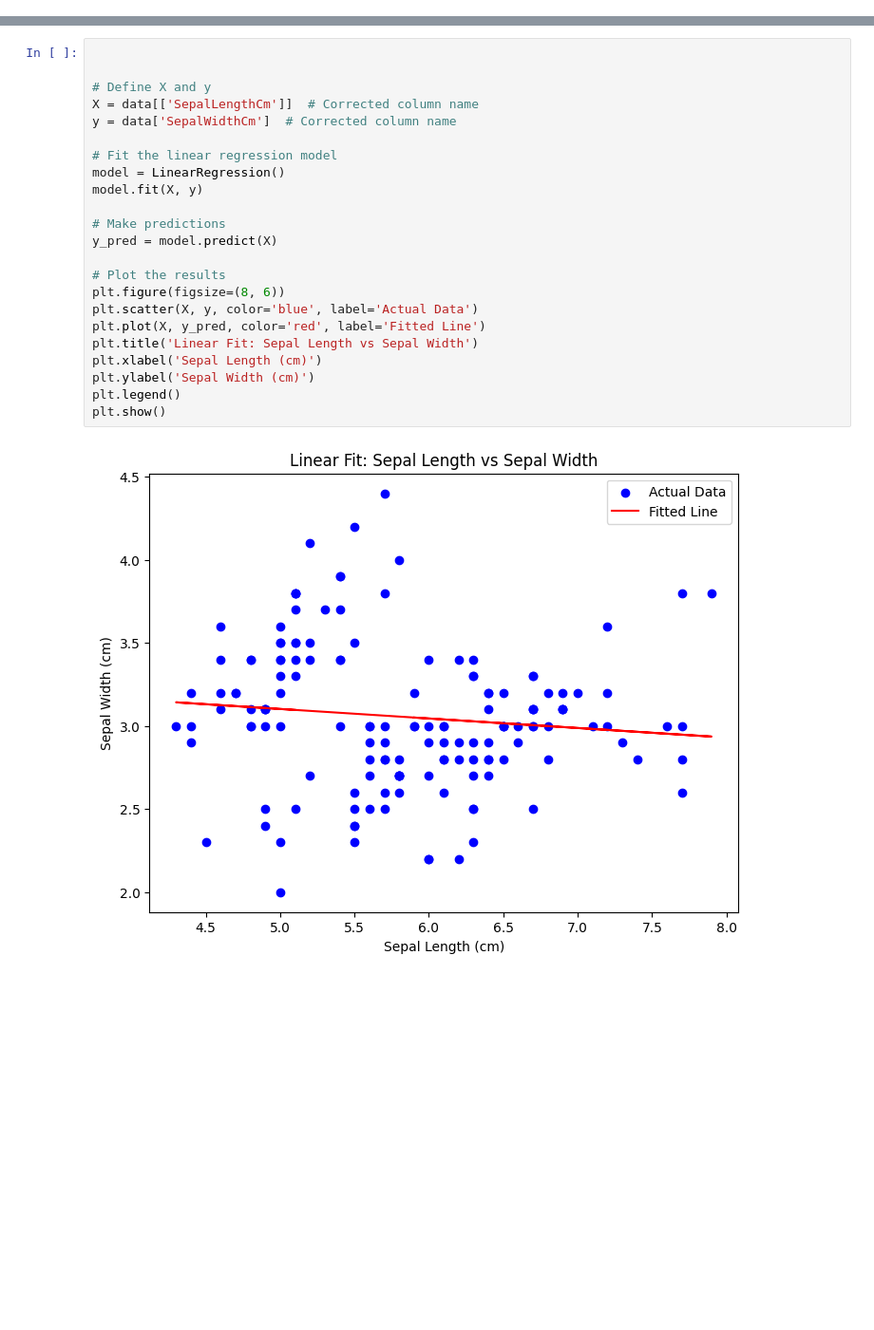
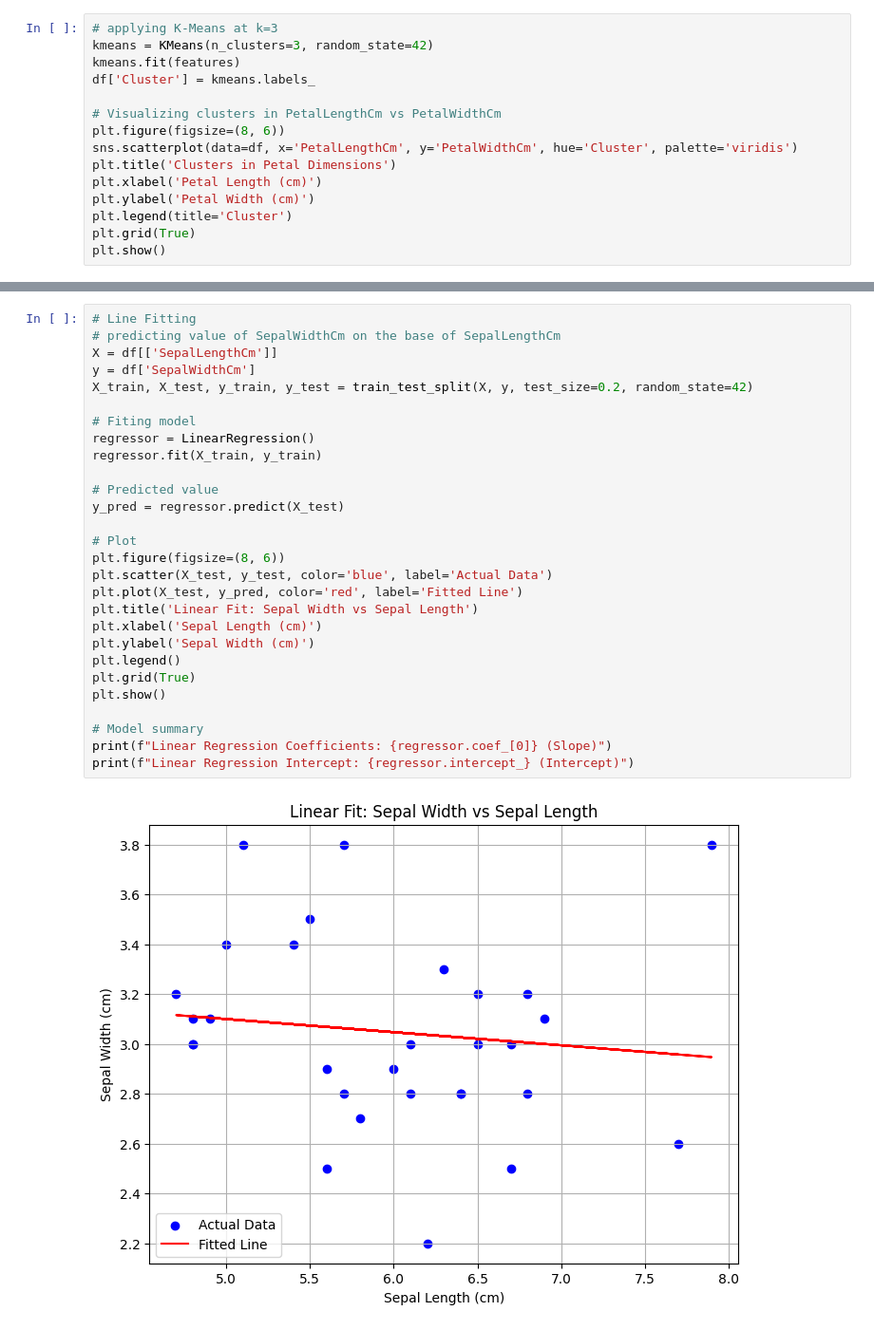
Before and after one commit to ibraheem32/clustering-Fitting, a Jupyter notebook: main.ipynb, the cells around one changed output, grey strips where cells are left out. Shown at 95% size. Drawn from its saved outputs; the diff is of its cells as text; blank space fills up the shorter version.

```diff
--- a/main.ipynb
+++ b/main.ipynb
@@ -110,0 +93,15 @@ plt.show()
+# %%
+# applying K-Means at k=3
+kmeans = KMeans(n_clusters=3, random_state=42)
+kmeans.fit(features)
+df['Cluster'] = kmeans.labels_
+
+# Visualizing clusters in PetalLengthCm vs PetalWidthCm
+plt.figure(figsize=(8, 6))
+sns.scatterplot(data=df, x='PetalLengthCm', y='PetalWidthCm', hue='Cluster', palette='viridis')
+plt.title('Clusters in Petal Dimensions')
+plt.xlabel('Petal Length (cm)')
+plt.ylabel('Petal Width (cm)')
+plt.legend(title='Cluster')
+plt.grid(True)
+plt.show()
@@ -111,25 +110,30 @@ plt.show()
 # %%
+# Line Fitting
+# predicting value of SepalWidthCm on the base of SepalLengthCm
+X = df[['SepalLengthCm']]
+y = df['SepalWidthCm']
+X_train, X_test, y_train, y_test = train_test_split(X, y, test_size=0.2, random_state=42)
 
+# Fiting model
+regressor = LinearRegression()
+regressor.fit(X_train, y_train)
 
-# Define X and y
-X = data[['SepalLengthCm']]  # Corrected column name
-y = data['SepalWidthCm']  # Corrected column name
+# Predicted value
+y_pred = regressor.predict(X_test)
 
-# Fit the linear regression model
-model = LinearRegression()
-model.fit(X, y)
-
-# Make predictions
-y_pred = model.predict(X)
-
-# Plot the results
+# Plot
 plt.figure(figsize=(8, 6))
-plt.scatter(X, y, color='blue', label='Actual Data')
-plt.plot(X, y_pred, color='red', label='Fitted Line')
-plt.title('Linear Fit: Sepal Length vs Sepal Width')
+plt.scatter(X_test, y_test, color='blue', label='Actual Data')
+plt.plot(X_test, y_pred, color='red', label='Fitted Line')
+plt.title('Linear Fit: Sepal Width vs Sepal Length')
 plt.xlabel('Sepal Length (cm)')
 plt.ylabel('Sepal Width (cm)')
 plt.legend()
+plt.grid(True)
 plt.show()
+
+# Model summary
+print(f"Linear Regression Coefficients: {regressor.coef_[0]} (Slope)")
+print(f"Linear Regression Intercept: {regressor.intercept_} (Intercept)")
 # %% [output]
-[figure, old version]
+[figure, new version]
```
Also changed, not shown: parts of 15 cells of this notebook.
